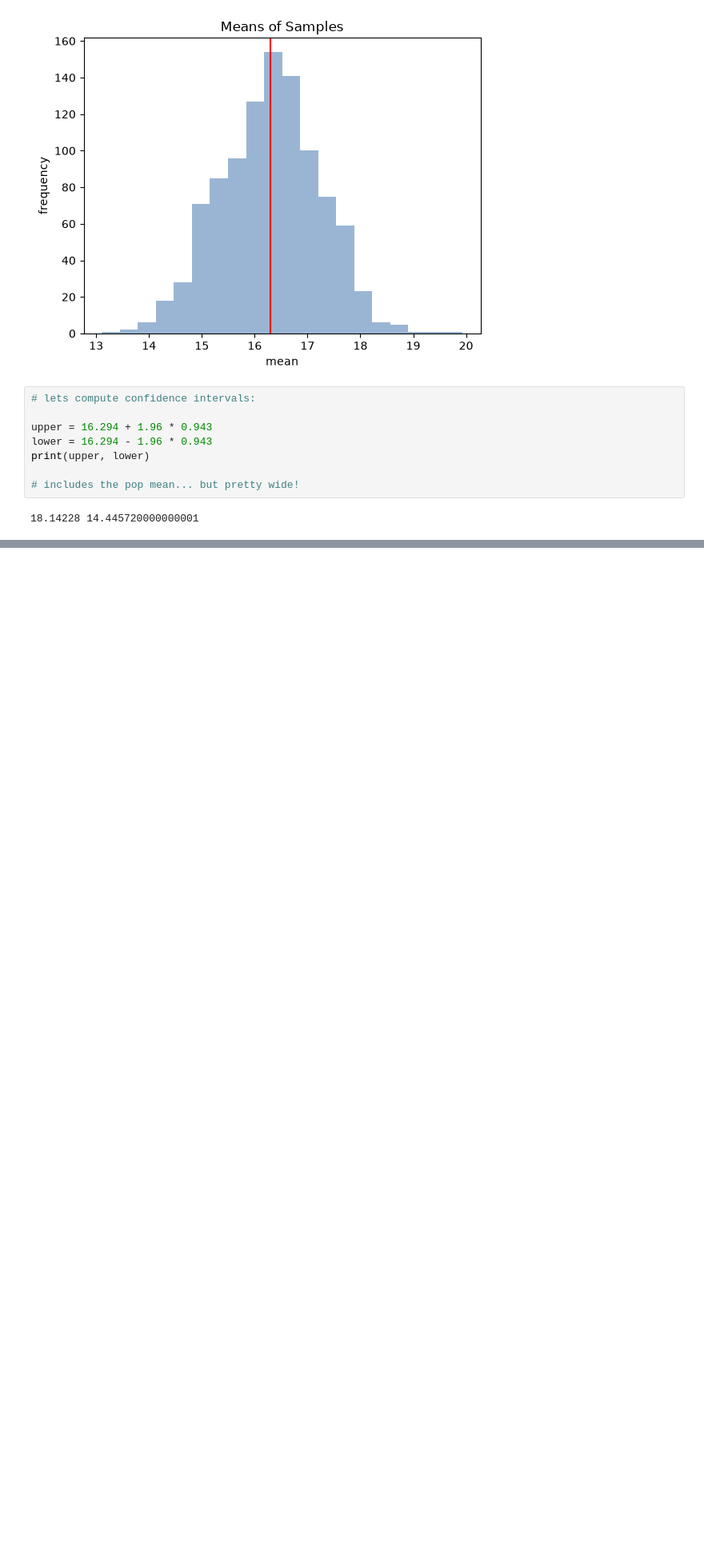
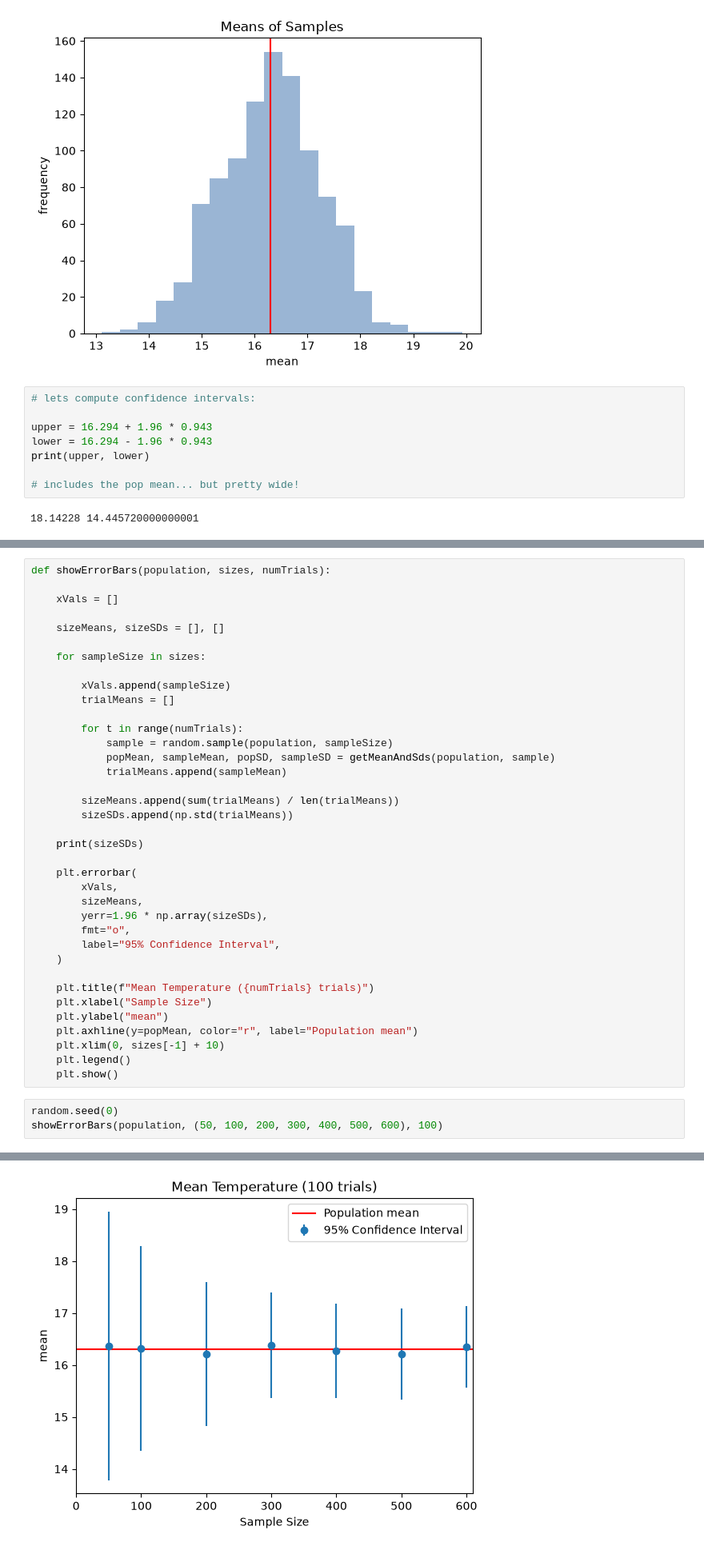
Before and after one commit to FerCorcuera/mit-datascience-6.0002, a Jupyter notebook: notes/8_Sampling_and_standard_error.ipynb, the cells around one changed output, grey strips where cells are left out. Shown at 80% size. Cells and saved outputs as stored; diff of their text form; blank space fills up the shorter version.

```diff
--- a/notes/8_Sampling_and_standard_error.ipynb
+++ b/notes/8_Sampling_and_standard_error.ipynb
@@ -154,0 +209,41 @@ print(upper, lower)
+# %%
+def showErrorBars(population, sizes, numTrials):
+
+    xVals = []
+
+    sizeMeans, sizeSDs = [], []
+
+    for sampleSize in sizes:
+
+        xVals.append(sampleSize)
+        trialMeans = []
+
+        for t in range(numTrials):
+            sample = random.sample(population, sampleSize)
+            popMean, sampleMean, popSD, sampleSD = getMeanAndSds(population, sample)
+            trialMeans.append(sampleMean)
+
+        sizeMeans.append(sum(trialMeans) / len(trialMeans))
+        sizeSDs.append(np.std(trialMeans))
+
+    print(sizeSDs)
+
+    plt.errorbar(
+        xVals,
+        sizeMeans,
+        yerr=1.96 * np.array(sizeSDs),
+        fmt="o",
+        label="95% Confidence Interval",
+    )
+
+    plt.title(f"Mean Temperature ({numTrials} trials)")
+    plt.xlabel("Sample Size")
+    plt.ylabel("mean")
+    plt.axhline(y=popMean, color="r", label="Population mean")
+    plt.xlim(0, sizes[-1] + 10)
+    plt.legend()
+    plt.show()
+# %%
+random.seed(0)
+showErrorBars(population, (50, 100, 200, 300, 400, 500, 600), 100)
+# %% [output]
@@ -154,0 +251 @@ print(upper, lower)
+[figure, added]
```
Also changed, not shown: parts of 30 cells of this notebook, 1 other file.
